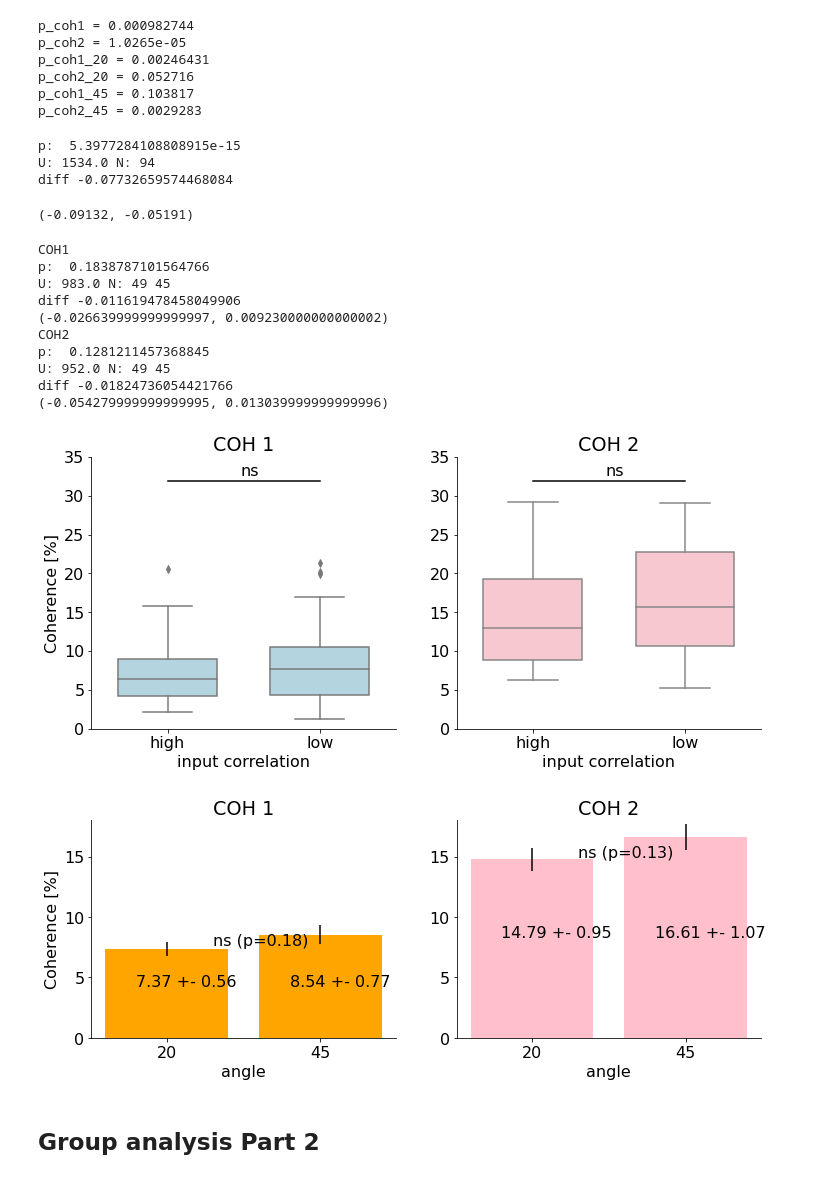
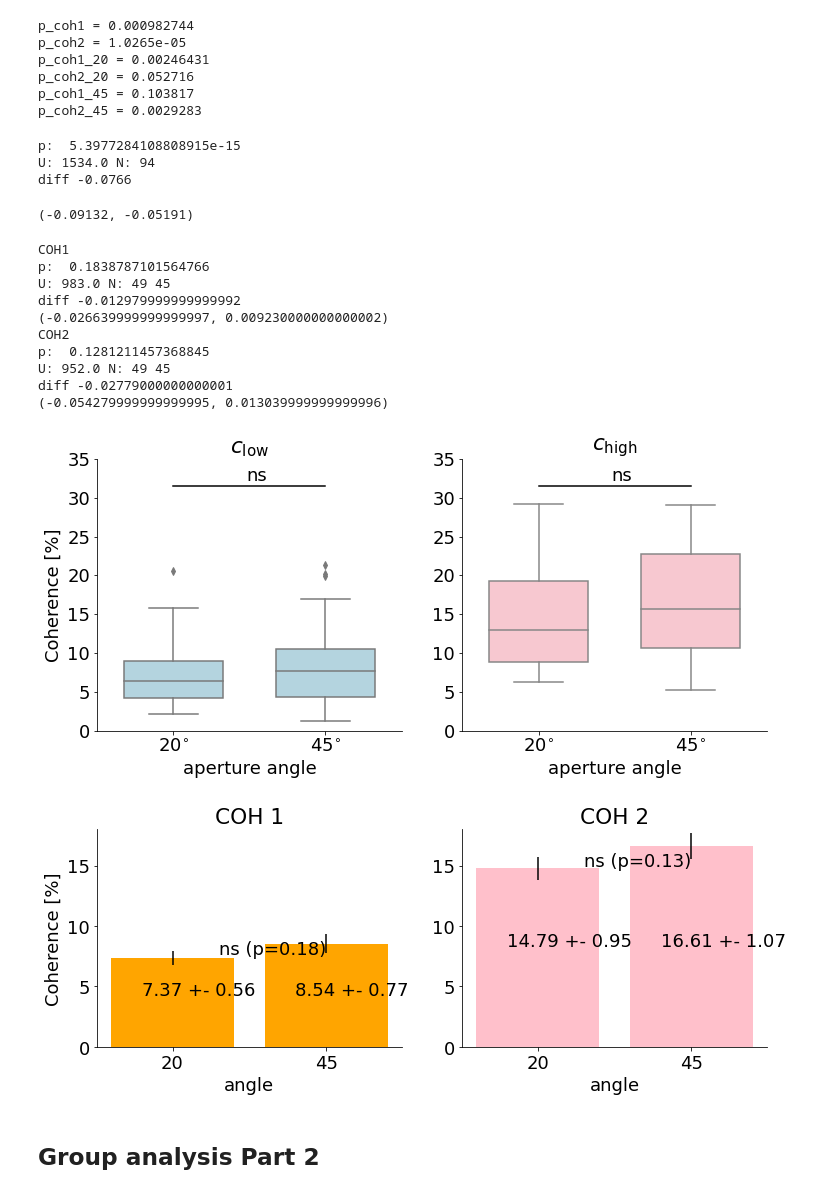
Before and after one commit to dokato/2drdk, a Jupyter notebook: data_analysis.ipynb, the cells around one changed output. Drawn from its saved outputs; the diff is of its cells as text; code cells hidden in the pictures.

```diff
--- a/data_analysis.ipynb
+++ b/data_analysis.ipynb
@@ -10,7 +10,7 @@ import matplotlib.pyplot as plt
 import seaborn as sns
 #import psignifit as ps
 # %%
-plt.rcParams.update({'font.size': 16})
+plt.rcParams.update({'font.size': 18})
 import matplotlib as mpl
 mpl.rcParams['axes.spines.right'] = False
 mpl.rcParams['axes.spines.top'] = False
@@ -182,12 +179,12 @@ U , p_coh = st.mannwhitneyu(stairs_coh1_20 + stairs_coh1_45, stairs_coh2_20 + st
 print('p: ', p_coh)
 print('U:', U, 'N:', len(stairs_coh1_20 + stairs_coh1_45))
 
-print('diff', np.mean(stairs_coh1_20 + stairs_coh1_45) - np.mean(stairs_coh2_20 + stairs_coh2_45))
+print('diff', np.median(stairs_coh1_20 + stairs_coh1_45) - np.median(stairs_coh2_20 + stairs_coh2_45))
 nonparam_ci(stairs_coh1_20 + stairs_coh1_45, stairs_coh2_20 + stairs_coh2_45)
 # %% [output]
 p:  5.3977284108808915e-15
 U: 1534.0 N: 94
-diff -0.07732659574468084
+diff -0.0766
 (-0.09132, -0.05191)
 # %%
 U1 , p_coh1 = st.mannwhitneyu(stairs_coh1_20, stairs_coh1_45)
@@ -196,23 +193,23 @@ U2 , p_coh2 = st.mannwhitneyu(stairs_coh2_20, stairs_coh2_45)
 print('COH1')
 print('p: ', p_coh1)
 print('U:', U1, 'N:', len(stairs_coh1_20), len(stairs_coh1_45))
-print('diff', np.mean(stairs_coh1_20) - np.mean(stairs_coh1_45))
+print('diff', np.median(stairs_coh1_20) - np.median(stairs_coh1_45))
 print(nonparam_ci(stairs_coh1_20, stairs_coh1_45))
 print('COH2')
 print('p: ', p_coh2)
 print('U:', U2, 'N:', len(stairs_coh2_20), len(stairs_coh2_45))
-print('diff', np.mean(stairs_coh2_20) - np.mean(stairs_coh2_45))
+print('diff', np.median(stairs_coh2_20) - np.median(stairs_coh2_45))
 print(nonparam_ci(stairs_coh2_20, stairs_coh2_45))
 # %% [output]
 COH1
 p:  0.1838787101564766
 U: 983.0 N: 49 45
-diff -0.011619478458049906
+diff -0.012979999999999992
 (-0.026639999999999997, 0.009230000000000002)
 COH2
 p:  0.1281211457368845
 U: 952.0 N: 49 45
-diff -0.01824736054421766
+diff -0.02779000000000001
 (-0.054279999999999995, 0.013039999999999996)
 # %%
 from utils import plot_paired_value_lines, plot_barplot_two_means, plot_paired_barplots,\
@@ -220,18 +217,18 @@ from utils import plot_paired_value_lines, plot_barplot_two_means, plot_paired_b
 # %%
 plt.figure(figsize=(12,5))
 plt.subplot(121)
-plot_two_boxplots(100*np.array(stairs_coh1_20), 100*np.array(stairs_coh1_45), p_val = p_coh1, name1 = 'high', name2 = 'low', x_label = 'input correlation', col = 'lightblue', y_lim = [0,35])
-plt.title('COH 1')
+plot_two_boxplots(100*np.array(stairs_coh1_20), 100*np.array(stairs_coh1_45), p_val = p_coh1, name1 = r'$20^{\circ}$', name2 = r'$45^{\circ}$', x_label = 'aperture angle', col = 'lightblue', y_lim = [0,35])
+plt.title(r'$c_{\mathrm{low}}$')
 plt.ylabel('Coherence [%]')
 plt.ylim([0,35])
 plt.subplot(122)
-plot_two_boxplots(100*np.array(stairs_coh2_20), 100*np.array(stairs_coh2_45), p_val = p_coh1, name1 = 'high', name2 = 'low', x_label = 'input correlation', col = 'pink', y_lim = [0,35])
+plot_two_boxplots(100*np.array(stairs_coh2_20), 100*np.array(stairs_coh2_45), p_val = p_coh1, name1 = r'$20^{\circ}$', name2 = r'$45^{\circ}$', x_label = 'aperture angle', col = 'pink', y_lim = [0,35])
 plt.ylabel('')
-plt.title('COH 2')
+plt.title(r'$c_{\mathrm{high}}$')
 plt.savefig('compcohs_box.png')
 plt.show()
 # %% [output]
-[figure, old version]
+[figure, new version]
 # %%
 plt.figure(figsize=(12,4))
 plt.subplot(121)
@@ -246,7 +243,7 @@ plt.title('COH 2')
 plt.savefig('compcohs.png')
 plt.show()
 # %% [output]
-[figure, old version]
+[figure, new version]
 # %% [markdown]
 ## Group analysis Part 2
 # %% [markdown]
```
Also changed, not shown: parts of 14 cells of this notebook, 1 other file.
